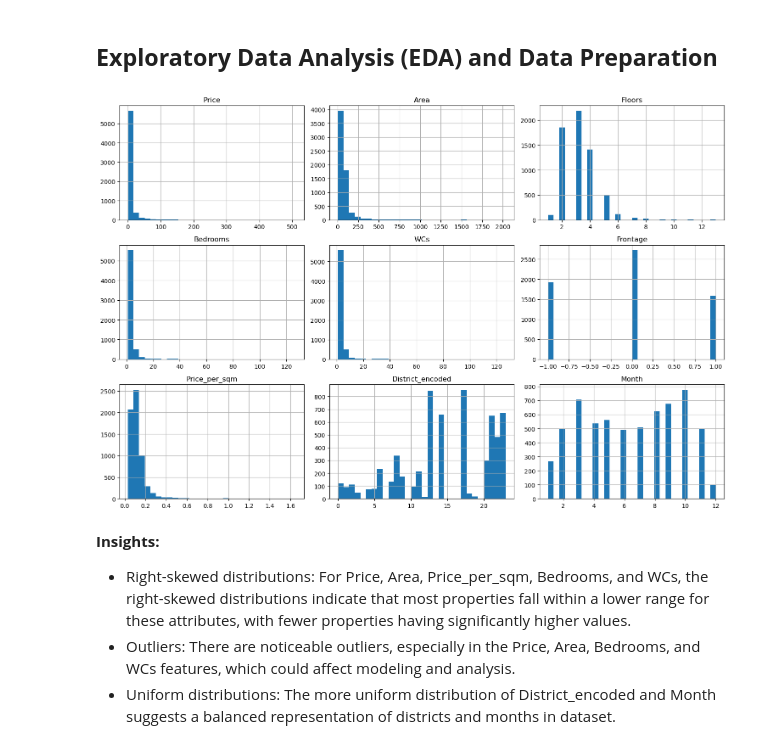
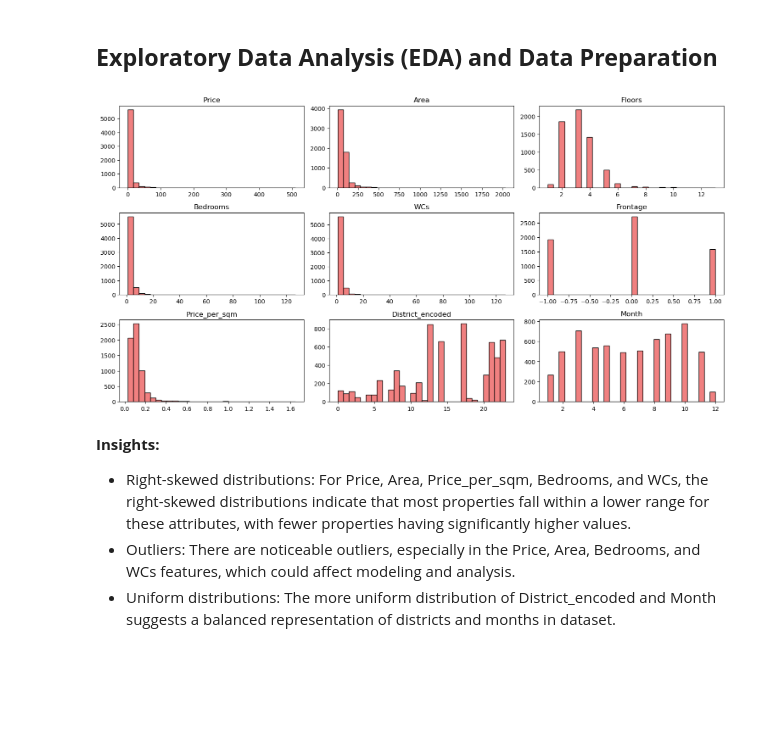
Before and after one commit to vtphatt2/House-Price-Prediction, a Jupyter notebook: DataPreprocessing/data_preprocessing.ipynb, the cells around one changed output. Cells and saved outputs as stored; diff of their text form; code cells hidden in the pictures; blank space fills up the shorter version.

Commit message:
DataPreprocessing/data_preprocessing.ipynb - Change chart color

```diff
--- a/DataPreprocessing/data_preprocessing.ipynb
+++ b/DataPreprocessing/data_preprocessing.ipynb
@@ -871,13 +871,27 @@ dtype: int64
 ## **Exploratory Data Analysis (EDA) and Data Preparation**
 # %%
 # Định nghĩa các biến số
-numeric_features = ['Price', 'Area','Floors', 'Bedrooms', 'WCs', 'Frontage','Price_per_sqm', 'District_encoded', 'Month'  ]
+numeric_features = ['Price', 'Area', 'Floors', 'Bedrooms', 'WCs', 'Frontage', 'Price_per_sqm', 'District_encoded', 'Month']
+
 # Vẽ Histogram cho các biến số
-df[numeric_features].hist(bins = 30, figsize = (15, 10))
+fig, axes = plt.subplots(len(numeric_features)//3 + 1, 3, figsize = (15, 10))
+
+axes = axes.flatten()
+
+for idx, feature in enumerate(numeric_features):
+    ax = axes[idx]
+    ax.hist(df[feature], bins = 30, color = 'LightCoral', edgecolor = 'black')
+    ax.set_title(feature)
+    ax.grid(False)  # Xoá lưới
+
+# Hide any unused subplots
+for ax in axes[len(numeric_features):]:
+    ax.set_visible(False)
+
 plt.tight_layout()
 plt.show()
 # %% [output]
-[figure, old version]
+[figure, new version]
 # %% [markdown]
 **Insights:**
 *   Right-skewed distributions: For Price, Area, Price_per_sqm, Bedrooms, and WCs, the right-skewed distributions indicate that most properties fall within a lower range for these attributes, with fewer properties having significantly higher values.
```
Also changed, not shown: parts of 2 cells of this notebook.
